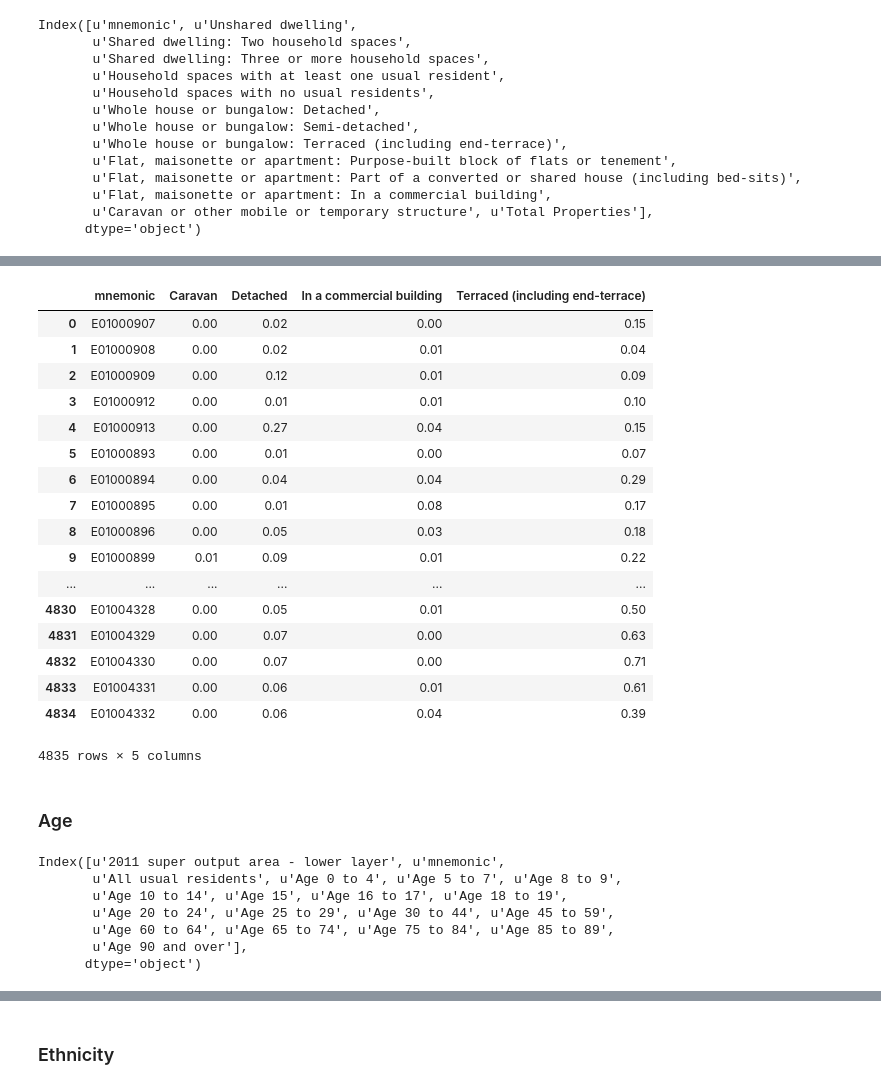
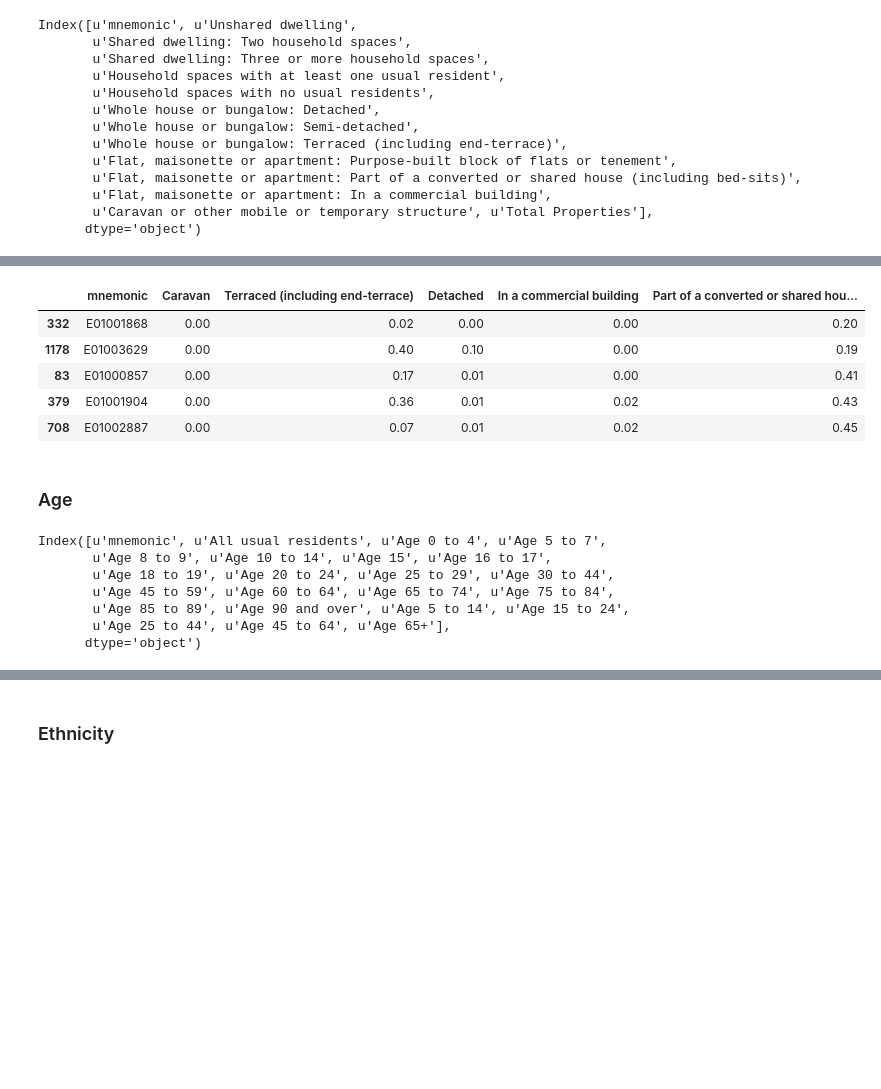
Before and after one commit to kingsgeocomp/applied_gsa, a Jupyter notebook: Week 3-Clustering & Geodemographics.ipynb, the cells around one changed output, grey strips where cells are left out. Drawn from its saved outputs; the diff is of its cells as text; code cells hidden in the pictures; blank space fills up the shorter version.

```diff
--- a/Week 3-Clustering & Geodemographics.ipynb
+++ b/Week 3-Clustering & Geodemographics.ipynb
@@ -194,8 +194,8 @@ From dewllings we're mainly interested in the housing type since we would expect
 t = 'Dwellings'
 
 # If we find this column, this deletes it
-if np.where(d[t].columns.values=='2011 super output area - lower layer')[0]:
-    del d[t]['2011 super output area - lower layer']
+if np.where(d[t].columns.values=='2011 super output area - lower layer')[0] >= 0:
+    d[t] = d[t].drop('2011 super output area - lower layer', 1)
 
 # List all of the columns
 d[t].columns
@@ -215,7 +215,12 @@ Index([u'mnemonic', u'Unshared dwelling',
       dtype='object')
 # %%
 # Select the columns we're interested in analysing
-selection = d[t].columns[6:]
+selection = [u'Whole house or bungalow: Detached', u'Whole house or bungalow: Semi-detached',
+       u'Whole house or bungalow: Terraced (including end-terrace)',
+       u'Flat, maisonette or apartment: Purpose-built block of flats or tenement',
+       u'Flat, maisonette or apartment: Part of a converted or shared house (including bed-sits)',
+       u'Flat, maisonette or apartment: In a commercial building',
+       u'Caravan or other mobile or temporary structure']
 print(selection)
 
 # We can't be sure how the totals add up
@@ -286,7 +275,7 @@ for p in combinations(d_pct.columns[1:], 2):
     print("Testing '" + p[0] + "' against '" + p[1] + "'")
     corr = d_pct[p[0]].corr(d_pct[p[1]], method='spearman')
     print("\tRank correlation is: " + str(corr))
-    if fabs(corr) > 0.36:
+    if fabs(corr) > 0.50 and p[0] not in to_rm:
         to_rm.append(p[1])
 
 print("-" * 50)
@@ -322,39 +311,28 @@ sns.pairplot(d_pct.ix[:,to_keep])
 # %%
 d[t + '_pct'] = d_pct.ix[:, to_keep]
 # %%
-d[t+'_pct']
+d[t+'_pct'].sample(5)
 # %% [output]
-|  | mnemonic | Caravan | Detached | In a commercial building | Terraced (including end-terrace) |
-| 0 | E01000907 | 0.00 | 0.02 | 0.00 | 0.15 |
-| 1 | E01000908 | 0.00 | 0.02 | 0.01 | 0.04 |
-| 2 | E01000909 | 0.00 | 0.12 | 0.01 | 0.09 |
-| 3 | E01000912 | 0.00 | 0.01 | 0.01 | 0.10 |
-| 4 | E01000913 | 0.00 | 0.27 | 0.04 | 0.15 |
-| 5 | E01000893 | 0.00 | 0.01 | 0.00 | 0.07 |
-| 6 | E01000894 | 0.00 | 0.04 | 0.04 | 0.29 |
-| 7 | E01000895 | 0.00 | 0.01 | 0.08 | 0.17 |
-| 8 | E01000896 | 0.00 | 0.05 | 0.03 | 0.18 |
-| 9 | E01000899 | 0.01 | 0.09 | 0.01 | 0.22 |
-| ... | ... | ... | ... | ... | ... |
-| 4830 | E01004328 | 0.00 | 0.05 | 0.01 | 0.50 |
-| 4831 | E01004329 | 0.00 | 0.07 | 0.00 | 0.63 |
-| 4832 | E01004330 | 0.00 | 0.07 | 0.00 | 0.71 |
-| 4833 | E01004331 | 0.00 | 0.06 | 0.01 | 0.61 |
-| 4834 | E01004332 | 0.00 | 0.06 | 0.04 | 0.39 |
+|  | mnemonic | Caravan | Terraced (including end-terrace) | Detached | In a commercial building | Part of a converted or shared hou... |
+| 332 | E01001868 | 0.00 | 0.02 | 0.00 | 0.00 | 0.20 |
+| 1178 | E01003629 | 0.00 | 0.40 | 0.10 | 0.00 | 0.19 |
+| 83 | E01000857 | 0.00 | 0.17 | 0.01 | 0.00 | 0.41 |
+| 379 | E01001904 | 0.00 | 0.36 | 0.01 | 0.02 | 0.43 |
+| 708 | E01002887 | 0.00 | 0.07 | 0.01 | 0.02 | 0.45 |
-4835 rows × 5 columns
 # %% [markdown]
 ### Age
 # %%
 t = 'Age'
-# If we find this column, this deletes it
-if np.where(d[t].columns.values=='2011 super output area - lower layer')[0]:
-    del d[t]['2011 super output area - lower layer']
+
+if np.where(d[t].columns.values=='2011 super output area - lower layer')[0] >= 0:
+    d[t] = d[t].drop('2011 super output area - lower layer', 1)
+
 d[t].columns
 # %% [output]
-Index([u'2011 super output area - lower layer', u'mnemonic',
-       u'All usual residents', u'Age 0 to 4', u'Age 5 to 7', u'Age 8 to 9',
-       u'Age 10 to 14', u'Age 15', u'Age 16 to 17', u'Age 18 to 19',
-       u'Age 20 to 24', u'Age 25 to 29', u'Age 30 to 44', u'Age 45 to 59',
-       u'Age 60 to 64', u'Age 65 to 74', u'Age 75 to 84', u'Age 85 to 89',
-       u'Age 90 and over'],
+Index([u'mnemonic', u'All usual residents', u'Age 0 to 4', u'Age 5 to 7',
+       u'Age 8 to 9', u'Age 10 to 14', u'Age 15', u'Age 16 to 17',
+       u'Age 18 to 19', u'Age 20 to 24', u'Age 25 to 29', u'Age 30 to 44',
+       u'Age 45 to 59', u'Age 60 to 64', u'Age 65 to 74', u'Age 75 to 84',
+       u'Age 85 to 89', u'Age 90 and over', u'Age 5 to 14', u'Age 15 to 24',
+       u'Age 25 to 44', u'Age 45 to 64', u'Age 65+'],
       dtype='object')
```
Also changed, not shown: parts of 29 cells of this notebook.
